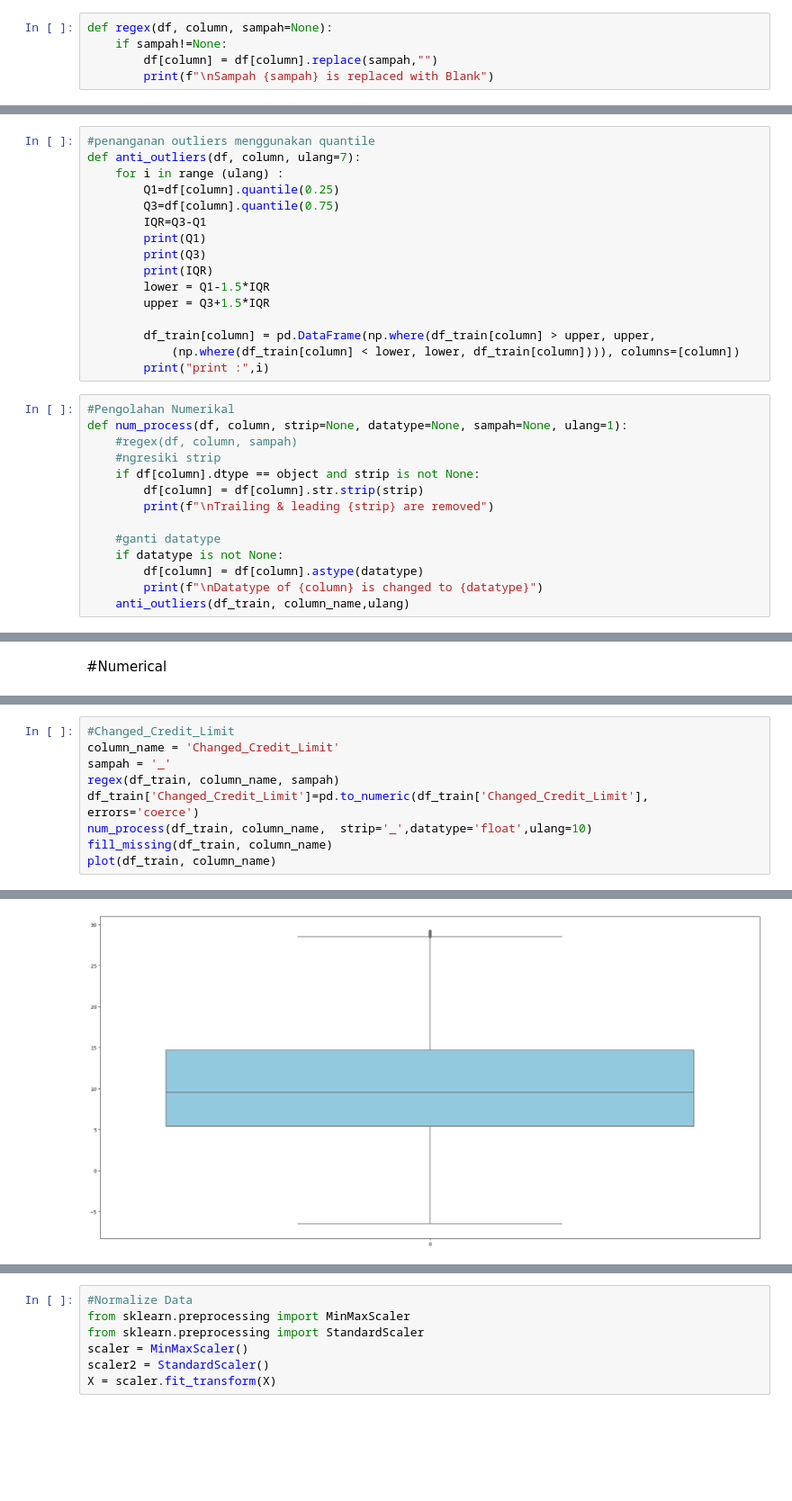
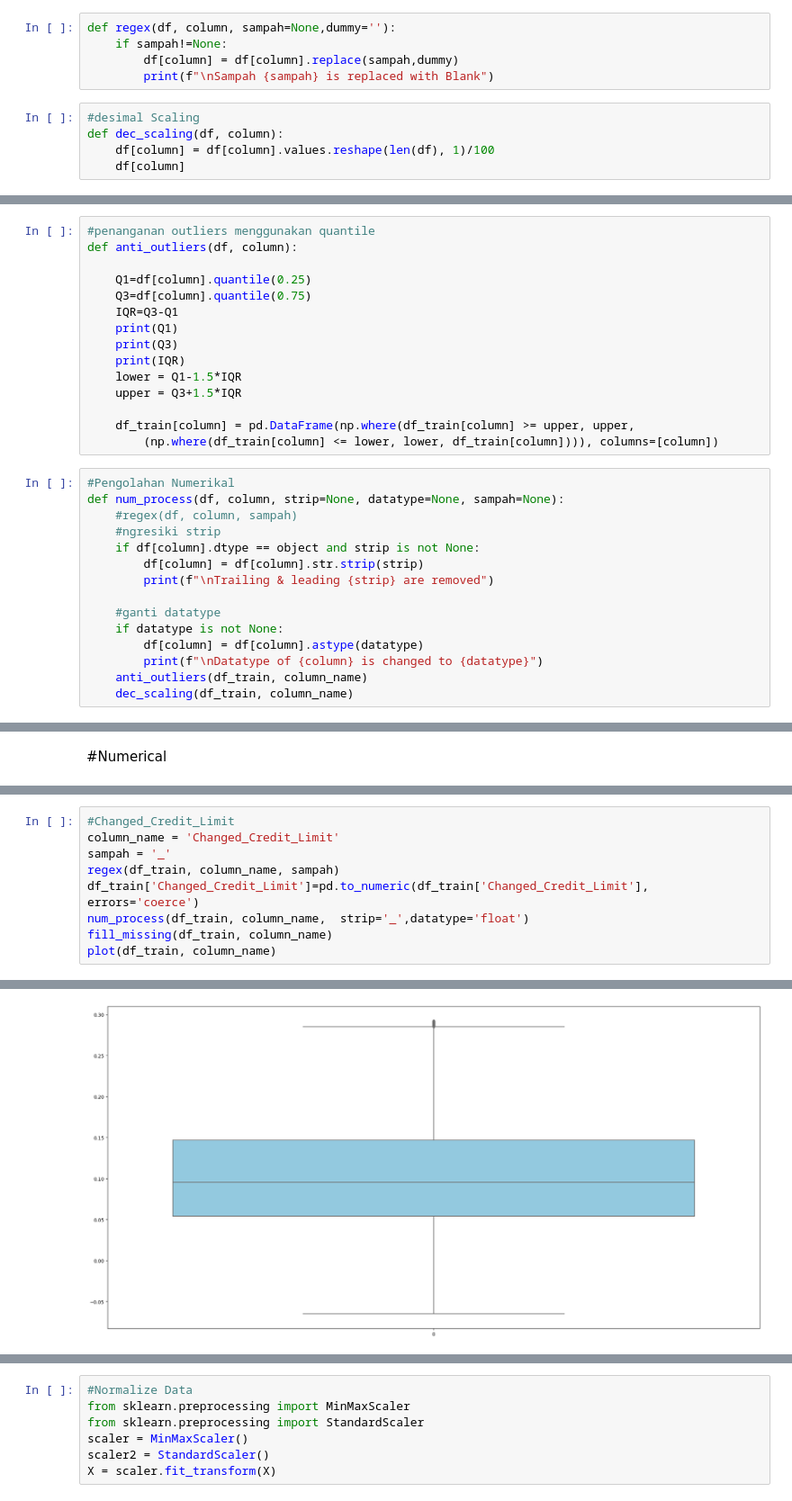
Before and after one commit to quinveil/Credit_Score_Data, a Jupyter notebook: creditscore.ipynb, the cells around one changed output, grey strips where cells are left out. Shown: that part at 90% size. Cells and saved outputs as stored; diff of their text form; blank space fills up the shorter version.

```diff
--- a/creditscore.ipynb
+++ b/creditscore.ipynb
@@ -135,9 +135,14 @@ def ubah_label(df, column):
     df_train[column] = label_encoder.fit_transform(df_train[column])
     print(label_encoder.classes_)
 # %%
-def regex(df, column, sampah=None):
+def regex(df, column, sampah=None,dummy=''):
     if sampah!=None:
-        df[column] = df[column].replace(sampah,"")
+        df[column] = df[column].replace(sampah,dummy)
         print(f"\nSampah {sampah} is replaced with Blank")
+# %%
+#desimal Scaling
+def dec_scaling(df, column):
+    df[column] = df[column].values.reshape(len(df), 1)/100
+    df[column]
 # %%
 #pengolahan categorical
@@ -146,23 +151,22 @@ def cat_process(df, column, sampah=None):
     ubah_label(df, column)
 # %%
 #penanganan outliers menggunakan quantile
-def anti_outliers(df, column, ulang=7):
-    for i in range (ulang) :
-        Q1=df[column].quantile(0.25)
-        Q3=df[column].quantile(0.75)
-        IQR=Q3-Q1
-        print(Q1)
-        print(Q3)
-        print(IQR)
-        lower = Q1-1.5*IQR
-        upper = Q3+1.5*IQR
+def anti_outliers(df, column):
 
-        df_train[column] = pd.DataFrame(np.where(df_train[column] > upper, upper,
-            (np.where(df_train[column] < lower, lower, df_train[column]))), columns=[column])
-        print("print :",i)
+    Q1=df[column].quantile(0.25)
+    Q3=df[column].quantile(0.75)
+    IQR=Q3-Q1
+    print(Q1)
+    print(Q3)
+    print(IQR)
+    lower = Q1-1.5*IQR
+    upper = Q3+1.5*IQR
+
+    df_train[column] = pd.DataFrame(np.where(df_train[column] >= upper, upper,
+        (np.where(df_train[column] <= lower, lower, df_train[column]))), columns=[column])
 # %%
 #Pengolahan Numerikal
-def num_process(df, column, strip=None, datatype=None, sampah=None, ulang=1):
+def num_process(df, column, strip=None, datatype=None, sampah=None):
     #regex(df, column, sampah)
     #ngresiki strip
     if df[column].dtype == object and strip is not None:
@@ -173,7 +177,8 @@ def num_process(df, column, strip=None, datatype=None, sampah=None, ulang=1):
     if datatype is not None:
         df[column] = df[column].astype(datatype)
         print(f"\nDatatype of {column} is changed to {datatype}")
-    anti_outliers(df_train, column_name,ulang)
+    anti_outliers(df_train, column_name)
+    dec_scaling(df_train, column_name)
 # %%
 #plot outlier
 def plot(df, column):
@@ -627,7 +644,7 @@ column_name = 'Changed_Credit_Limit'
 sampah = '_'
 regex(df_train, column_name, sampah)
 df_train['Changed_Credit_Limit']=pd.to_numeric(df_train['Changed_Credit_Limit'], errors='coerce')
-num_process(df_train, column_name,  strip='_',datatype='float',ulang=10)
+num_process(df_train, column_name,  strip='_',datatype='float')
 fill_missing(df_train, column_name)
 plot(df_train, column_name)
 # %% [output]
@@ -650,5 +667,5 @@ print : 1
 Name: Changed_Credit_Limit, Length: 100000, dtype: float64
-[figure, old version]
+[figure, new version]
 # %%
 #Num_Credit_Inquiries
 column_name = 'Num_Credit_Inquiries'
```
Also changed, not shown: parts of 35 cells of this notebook.
